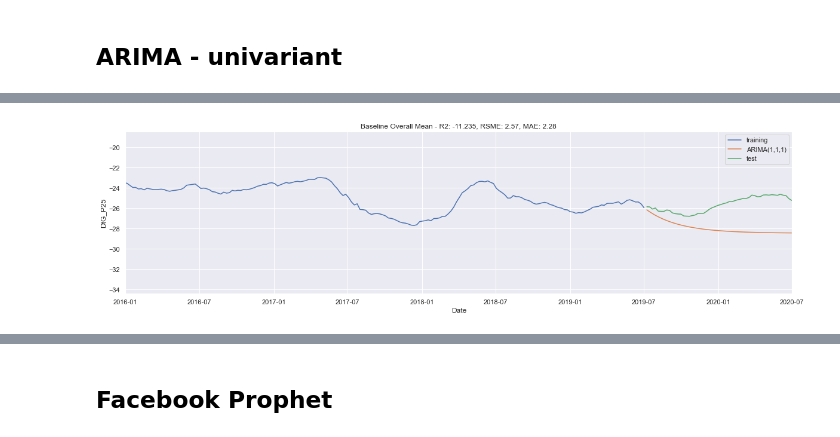
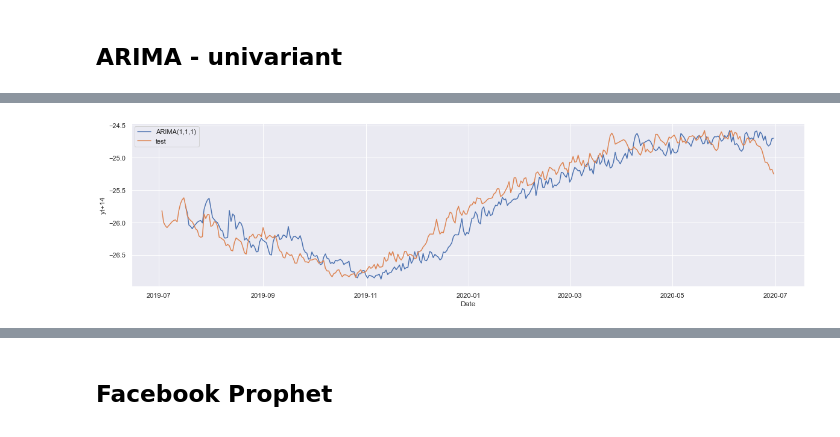
Before and after one commit to mfriebel/waterlevel_prediction, a Jupyter notebook: eda_Petrignano_2.ipynb, the cells around one changed output, grey strips where cells are left out. Saved outputs shown, nothing was run; the diff lists cells and outputs as text; code cells hidden in the pictures.

```diff
--- a/eda_Petrignano_2.ipynb
+++ b/eda_Petrignano_2.ipynb
@@ -272,13 +199,0 @@ sns.heatmap(corr_trend)
-# %%
-subset_dec = df_decomposed['2016':'2019']
-
-f, ax = plt.subplots(nrows=5, ncols=1, figsize=(20,10), sharex=True)
-
-sns.lineplot(x=subset_dec.index, y=subset_dec['DtG_P25_seasonal'], label='DtG_P25_seasonal', ax=ax[0])
-sns.lineplot(x=subset_dec.index, y=subset_dec['V_Pe_seasonal'], label='V_Pe_seasonal', ax=ax[1])
-sns.lineplot(x=subset_dec.index, y=subset_dec['H_FCP_seasonal'], label='H_FCP_seasonal', ax=ax[2])
-sns.lineplot(x=subset_dec.index, y=subset_dec['T_BU_seasonal'], label='T_BU_seasonal', ax=ax[3])
-sns.lineplot(x=subset_dec.index, y=subset_dec['Rf_BU_seasonal'], label='Rf_BU_seasonal', ax=ax[4])
-
-plt.legend()
-plt.show()
@@ -401,19 +297,20 @@ plot_decomposition(dec_series, trend, seasonality, residual)
 ## Train-Test-Split
 # %%
 # Train-Test-Split
+df_imputed = df_imputed.loc['2009':]
 
-width = 52
-for column in df_weekly.iloc[:,:-1]:
-    lag = df_weekly.shift(width - 1)
-    df_weekly[f'{column}_trend'] = lag[column].rolling(window=width).mean()
+width = 365
+for column in df_imputed:
+    lag = df_imputed.shift(width - 1)
+    df_imputed[f'{column}_trend'] = lag[column].rolling(window=width).mean()
 
-df_weekly['V_Pe_trend_2M'] = df_weekly['V_Pe_trend'].shift(2*4)
-df_weekly['H_FCP_trend_2M'] = df_weekly['H_FCP_trend'].shift(2*4)
-df_weekly['Rf_BU_trend_2M'] = df_weekly['Rf_BU_trend'].shift(2*4)
+df_imputed['V_Pe_trend_4M'] = df_imputed['V_Pe_trend'].shift(4*4)
+df_imputed['H_FCP_trend_6M'] = df_imputed['H_FCP_trend'].shift(6*4)
+df_imputed['Rf_BU_trend_6M'] = df_imputed['Rf_BU_trend'].shift(6*4)
 
 
-train = df_weekly[:-52]
-test = df_weekly[-52:]
+train = df_imputed[:-52*7]
+test = df_imputed[-52*7:]
 y_train = train['DtG_P25']
 y_test = test['DtG_P25']
 # %% [markdown]
@@ -532,10 +408,13 @@ plt.show()
+# %%
+forecast_frame = walk_forward_prediction_ARIMA(y_train, y_test, 30)
 # %%
+pred = forecast_frame['yt+14'].shift(14).dropna()
+
 f, ax = plt.subplots(nrows=1, ncols=1, figsize=(20,5))
-sns.lineplot(x = y_train.index, y=y_train, label='training')
-sns.lineplot(x = test.index, y=res.forecast(len(test.index)), label='ARIMA(1,1,1)')
+#sns.lineplot(x = y_train.index, y=y_train, label='training')
+sns.lineplot(x = pred.index, y=pred, label='ARIMA(1,1,1)')
 sns.lineplot(x = test.index, y=y_test, label='test')
-ax.set_title(f'Baseline Overall Mean - R2: {round(r2_score(y_test, res.forecast(len(test.index))),3)}, RSME: {RSME(y_test, res.forecast(len(test.index)))}, MAE: {MAE(y_test, res.forecast(len(test.index)))}')
-ax.set_xlim([date(2016, 1, 1), date(2020, 7, 1)])
+#ax.set_title(f'Baseline Overall Mean - R2: {round(r2_score(y_test, pred),3)}, RSME: {RSME(y_test, pred)}, MAE: {MAE(y_test, pred)}')
 plt.show()
 # %% [output]
-[figure, old version]
+[figure, new version]
```
Also changed, not shown: parts of 106 cells of this notebook.
